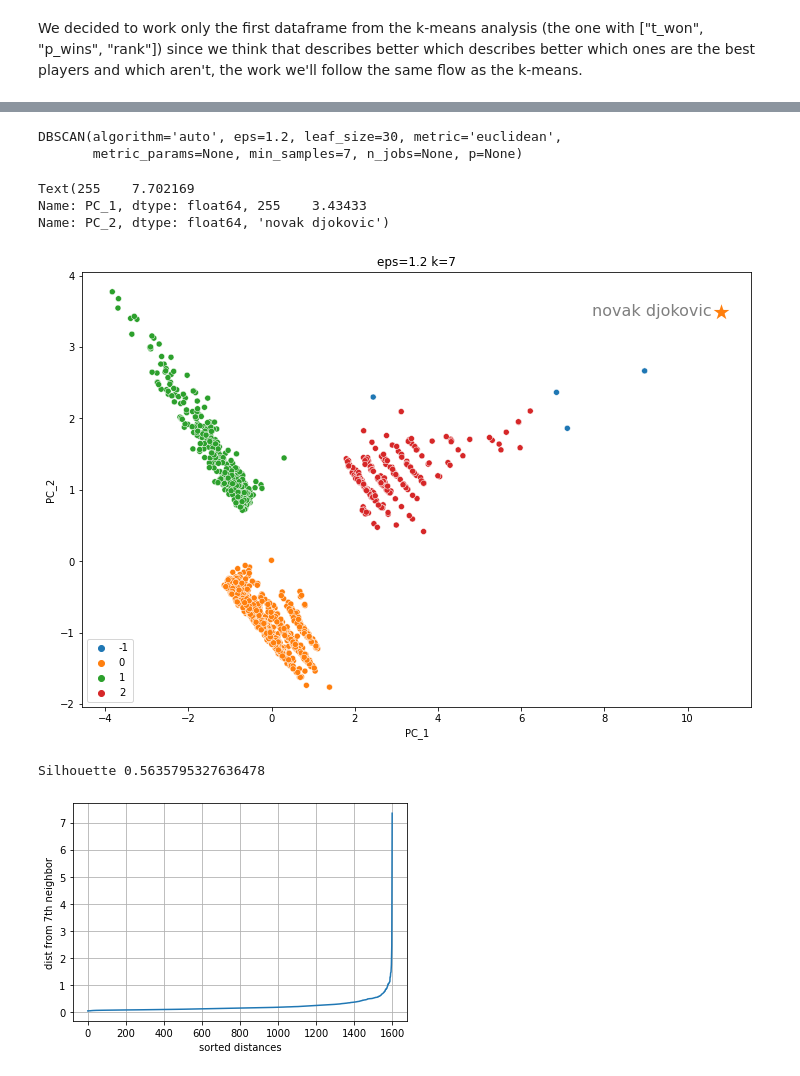
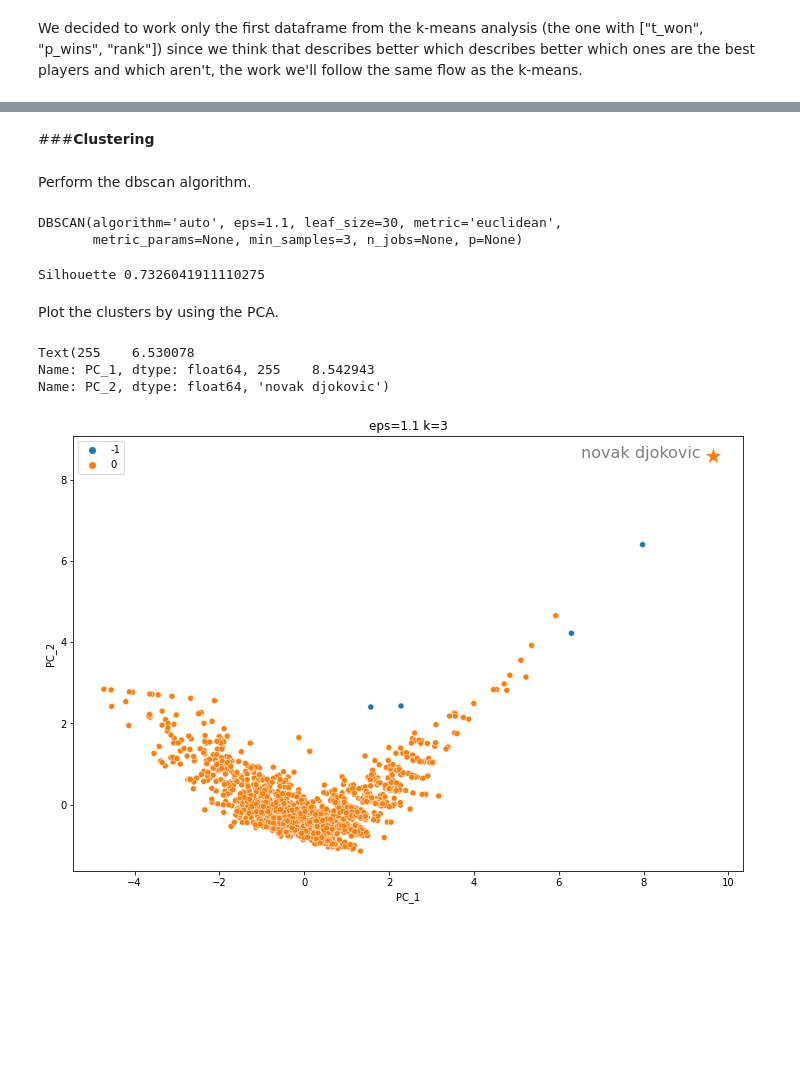
Before and after one commit to nikodallanoce/DataMiningProject, a Jupyter notebook: DM_14_TASK2/DM_14_clustering_analysis.ipynb, the cells around one changed output, grey strips where cells are left out. Drawn from its saved outputs; the diff is of its cells as text; code cells hidden in the pictures; blank space fills up the shorter version.

```diff
--- a/DM_14_TASK2/DM_14_clustering_analysis.ipynb
+++ b/DM_14_TASK2/DM_14_clustering_analysis.ipynb
@@ -650,0 +560,4 @@ df_clustering_scaled = pd.DataFrame(x, columns=df_clustering.columns)
+# %%
+df_clustering_dbscan = df_clusters[0].copy()
+x_dbscan = scaler.fit_transform(df_clustering_dbscan.values)
+df_clustering_dbscan_scaled = pd.DataFrame(x_dbscan, columns=df_clustering_dbscan.columns, index=df_players.index)
@@ -650,0 +568,4 @@ df_clustering_scaled = pd.DataFrame(x, columns=df_clustering.columns)
+# %%
+k_grid = np.arange(2, 10)
+eps_grid = np.round(np.linspace(0.9, 1.4, 11), 2)
+print("Parameters for the grid search:\nmin_samples: {0}\neps: {1}".format(k_grid, eps_grid))
@@ -650,0 +576,9 @@ df_clustering_scaled = pd.DataFrame(x, columns=df_clustering.columns)
+# %%
+df_clusters_grid = pd.DataFrame(np.zeros((len(eps_grid), len(k_grid))), index=eps_grid, columns=k_grid)
+df_sil_grid = pd.DataFrame(np.zeros((len(eps_grid), len(k_grid))), index=eps_grid, columns=k_grid)
+for k in tqdm(k_grid):
+    for eps in eps_grid:
+        dbscan = DBSCAN(eps=eps, min_samples=k)
+        dbscan.fit(x_dbscan)
+        df_clusters_grid.loc[eps, k] = len(np.unique(dbscan.labels_[dbscan.labels_ >= 0]))
+        df_sil_grid.loc[eps, k] = silhouette_score(x_dbscan, dbscan.labels_)
@@ -651,49 +621,37 @@ df_clustering_scaled = pd.DataFrame(x, columns=df_clustering.columns)
+# %% [markdown]
+###**Clustering**
+# %% [markdown]
+Perform the dbscan algorithm.
 # %%
-k = 7
-eps = 1.2
+k = 3
+eps = 1.1
 dbscan = DBSCAN(eps=eps, min_samples=k)
-dbscan.fit(x)
+dbscan.fit(x_dbscan)
 # %% [output]
-DBSCAN(algorithm='auto', eps=1.2, leaf_size=30, metric='euclidean',
-       metric_params=None, min_samples=7, n_jobs=None, p=None)
+DBSCAN(algorithm='auto', eps=1.1, leaf_size=30, metric='euclidean',
+       metric_params=None, min_samples=3, n_jobs=None, p=None)
+# %%
+print('Silhouette %s' % silhouette_score(x_dbscan, dbscan.labels_))
+# %% [output]
+Silhouette 0.7326041911110275
+# %% [markdown]
+Plot the clusters by using the PCA.
 # %%
 pca = PCA(n_components=2)
-data_to_visualize = pd.DataFrame(pca.fit_transform(x), columns=['PC_1', 'PC_2'], index=df_players.index)
+data_to_visualize = pd.DataFrame(pca.fit_transform(x_dbscan), columns=['PC_1', 'PC_2'], index=df_players.index)
 data_to_visualize['cluster'] = pd.Categorical(dbscan.labels_)
 plt.figure(figsize=(12, 8))
 sn.scatterplot(x="PC_1", y="PC_2", hue="cluster", data=data_to_visualize)
 plt.title(label="eps=" + str(eps) + " k=" + str(k))
 
 name = 'novak djokovic'  # we took the player with the most tourneys won as an example
 index = df_players[df_players['name'] == name].index
 a = data_to_visualize.loc[index, 'PC_1']
 b = data_to_visualize.loc[index, 'PC_2']
 sn.scatterplot(x=a, y=b, s=500, marker='*')
 plt.text(x=a-3.1, y=b-0.05, s=name, fontdict=dict(color='black', alpha=0.5, size=16))
 # %% [output]
-Text(255    7.702169
-Name: PC_1, dtype: float64, 255    3.43433
+Text(255    6.530078
+Name: PC_1, dtype: float64, 255    8.542943
 Name: PC_2, dtype: float64, 'novak djokovic')
-[figure, old version]
+[figure, new version]
-# %%
-print('Silhouette %s' % silhouette_score(x, dbscan.labels_))
-# %% [output]
-Silhouette 0.5635795327636478
-# %%
-dist = pdist(x, 'euclidean')  # pair wise distance
-dist = squareform(dist)  # distance matrix given the vector dist
-print()
-
-kth_distances = list()
-for d in dist:
-    index_kth_distance = np.argsort(d)[k]
-    kth_distances.append(d[index_kth_distance])
-
-plt.plot(range(0, len(kth_distances)), sorted(kth_distances))
-plt.ylabel('dist from %sth neighbor' % k)
-plt.xlabel('sorted distances')
-plt.tick_params(axis='both', which='major')
-plt.grid()
-plt.show()
-# %% [output]
-[figure, removed]
```
Also changed, not shown: parts of 87 cells of this notebook.
